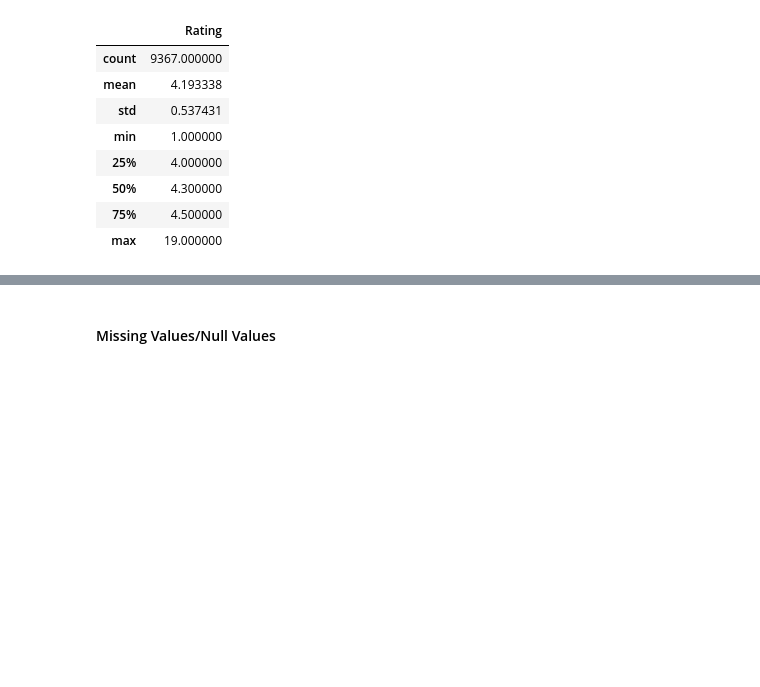
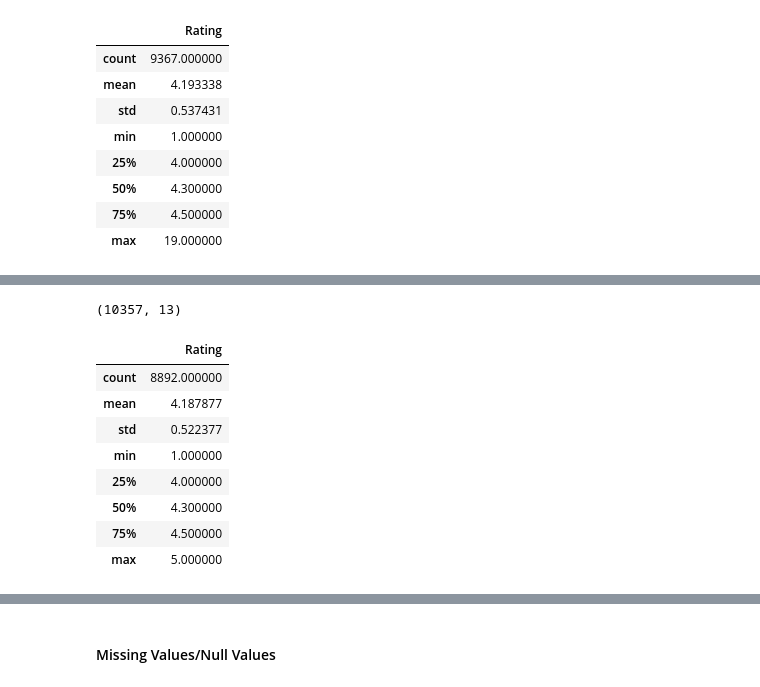
Before and after one commit to srikant-sah/EDA_PLAYSTORE_REVIEW, a Jupyter notebook: SRIKANT_PLAYSTORE_EDA_project.ipynb, the cells around one changed output, grey strips where cells are left out. Saved outputs shown, nothing was run; the diff lists cells and outputs as text; code cells hidden in the pictures; blank space fills up the shorter version.

```diff
--- a/SRIKANT_PLAYSTORE_EDA_project.ipynb
+++ b/SRIKANT_PLAYSTORE_EDA_project.ipynb
@@ -212,0 +234,17 @@ play_df.describe()
+# %%
+play_df.drop(play_df[play_df['Rating']=='19.0'].index , inplace=True)
+play_df.shape
+# %% [output]
+(10357, 13)
+# %%
+play_df.describe()
+# %% [output]
+|  | Rating |
+| count | 8892.000000 |
+| mean | 4.187877 |
+| std | 0.522377 |
+| min | 1.000000 |
+| 25% | 4.000000 |
+| 50% | 4.300000 |
+| 75% | 4.500000 |
+| max | 5.000000 |
```
Also changed, not shown: parts of 9 cells of this notebook.
